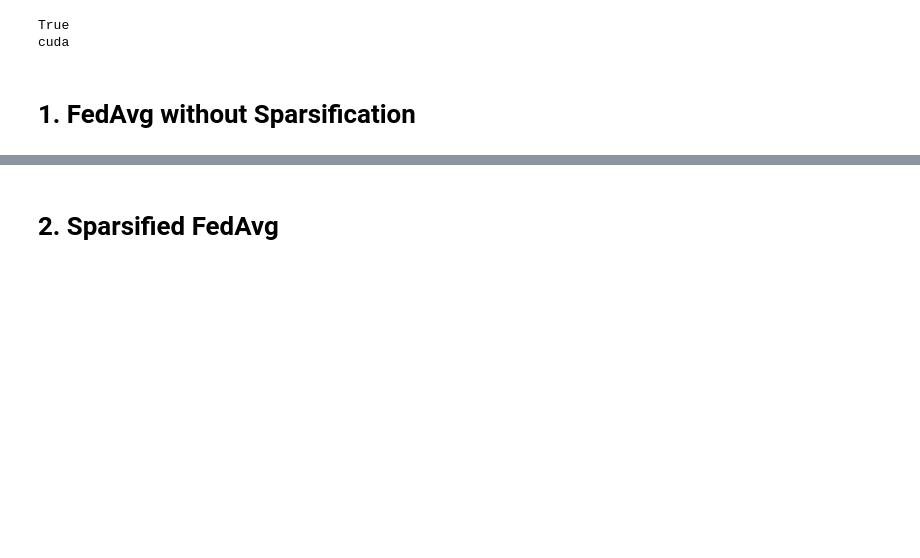
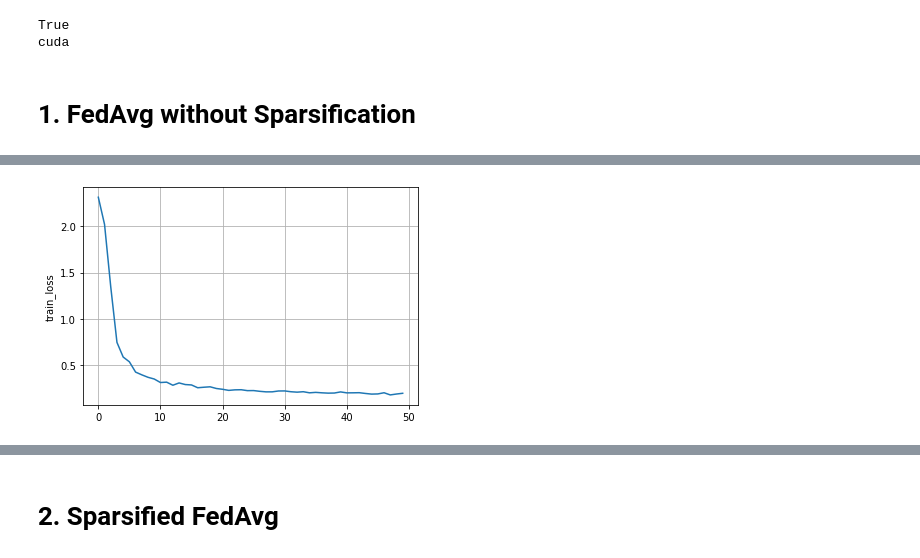
Before and after one commit to jinhyun-so/Sparse-secure-aggregation, a Jupyter notebook: Main_IID_MNIST.ipynb, the cells around one changed output, grey strips where cells are left out. Drawn from its saved outputs; the diff is of its cells as text; code cells hidden in the pictures; blank space fills up the shorter version.

```diff
--- a/Main_IID_MNIST.ipynb
+++ b/Main_IID_MNIST.ipynb
@@ -189,0 +190,80 @@ plt.show()
+# %%
+# build model
+if args.model == 'cnn' and args.dataset == 'cifar':
+    net_glob = CNNCifar(args=args).to(args.device)
+elif args.model == 'cnn' and args.dataset == 'mnist':
+    net_glob = CNNMnist2(args=args).to(args.device)
+elif args.model == 'mlp':
+    len_in = 1
+    for x in img_size:
+        len_in *= x
+    net_glob = MLP(dim_in=len_in, dim_hidden=200, dim_out=args.num_classes).to(args.device)
+else:
+    exit('Error: unrecognized model')
+print(net_glob)
+net_glob.train()
+
+# copy weights
+w_glob = net_glob.state_dict()
+
+# training
+loss_train = []
+loss_test_arr = []
+acc_test_arr = []
+cv_loss, cv_acc = [], []
+val_loss_pre, counter = 0, 0
+net_best = None
+best_loss = None
+val_acc_list, net_list = [], []
+
+for iter in range(args.epochs): #args.epochs
+    w_locals, loss_locals = [], []
+    m = 13
+    idxs_users = np.random.choice(range(args.num_users), m, replace=False)
+    for idx in idxs_users:
+#         print(idx)
+        local = LocalUpdate(args=args, dataset=dataset_train, idxs=dict_users[idx])
+        w, loss = local.train(net=copy.deepcopy(net_glob).to(args.device), is_send_gradient=True)
+        w_locals.append(copy.deepcopy(w))
+        loss_locals.append(copy.deepcopy(loss))
+
+    # Gradient Based udpate
+    grad_glob = FedAvg(w_locals)
+    current_model = net_glob.state_dict()
+    current_model = add_weights(current_model, grad_glob)
+    net_glob.load_state_dict(current_model)
+
+
+
+    # print loss
+    loss_avg = sum(loss_locals) / len(loss_locals)
+
+    loss_train.append(loss_avg)
+
+    acc_test, loss_test = test_img(net_glob, dataset_test, args)
+    acc_test_arr.append(acc_test)
+    loss_test_arr.append(loss_test)
+    if iter % 1 ==0:
+        print('Round {:3d}, Average loss {:.3f} Test accuracy {:.3f}'.format(iter, loss_avg,acc_test))
+    #print(loss_train)
+
+
+# plot loss curve
+#print(loss_locals)
+#print(loss_train)
+# plt.figure()
+plt.plot(range(len(loss_train)), loss_train)
+plt.ylabel('train_loss')
+plt.grid()
+plt.show()
+# plt.savefig('./save/fed_{}_{}_{}_C{}_iid{}.png'.format(args.dataset, args.model, args.epochs, args.frac, args.iid))
+
+loss_train_Fedavg = loss_train
+acc_test_Fedavg = acc_test_arr
+
+plt.plot(range(len(acc_test_Fedavg)), acc_test_Fedavg)
+plt.ylabel('test accuracy(%)')
+plt.grid()
+plt.show()
+#print(loss_train_Fedavg)
+# %% [output]
@@ -189,0 +287 @@ plt.show()
+[figure, added]
```
Also changed, not shown: parts of 6 cells of this notebook, 1 other file.
